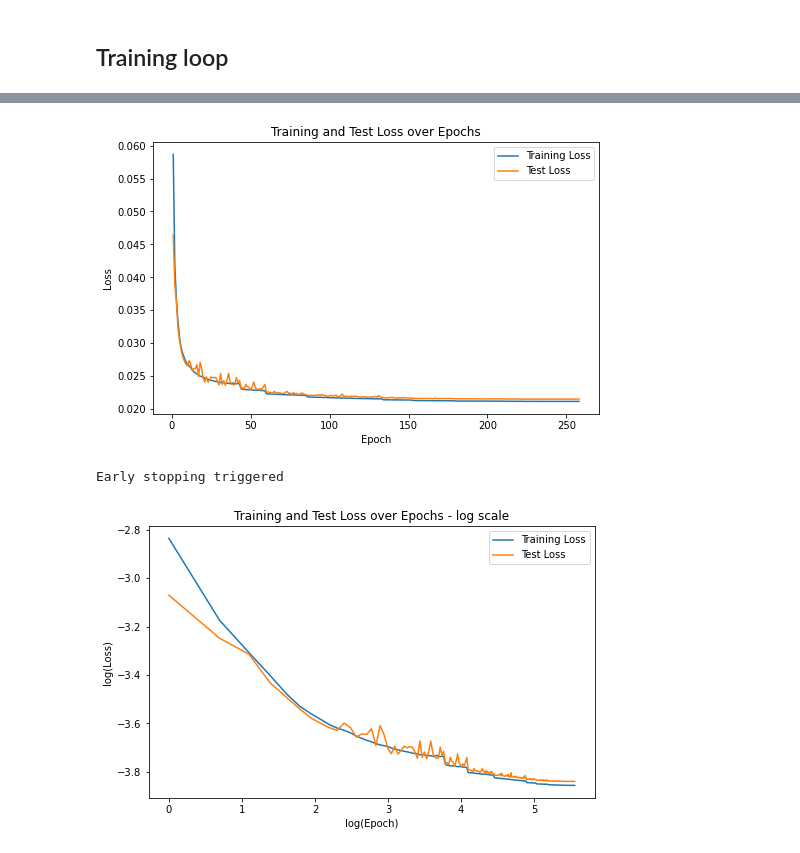
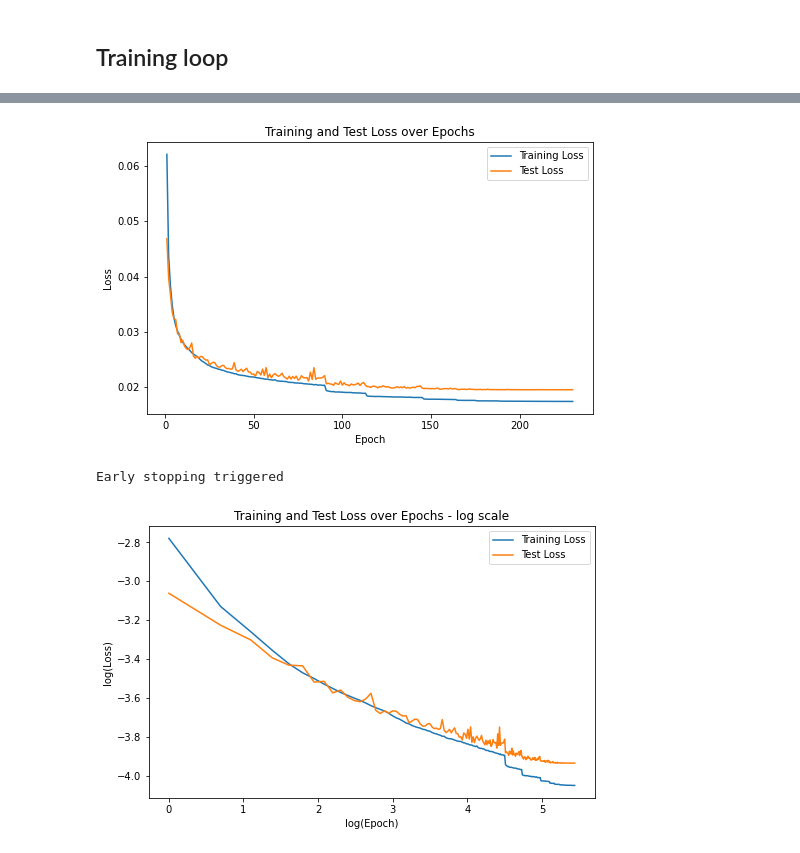
Before and after one commit to freddiefreeloader1/Imitation-Learning-for-Driving-Control, a Jupyter notebook: traning_model.ipynb, the cells around one changed output, grey strips where cells are left out. Cells and saved outputs as stored; diff of their text form; code cells hidden in the pictures.

```diff
--- a/traning_model.ipynb
+++ b/traning_model.ipynb
@@ -76,11 +76,11 @@ class TrajectoryDataset(Dataset):
                 'std': (self.state_std.tolist(), self.action_std.tolist())
             }
 
-            with open('./Model/scaling_params_noisy_43.json', 'w') as f:
+            with open('./Model/scaling_params_noisy_44.json', 'w') as f:
                 json.dump(scaling_params, f)
 
 
-            with open('/home/la-user/ros2_ws/src/racecar_nn_controller/racecar_nn_controller/models/scaling_params_noisy_43.json', 'w') as f:
+            with open('/home/la-user/ros2_ws/src/racecar_nn_controller/racecar_nn_controller/models/scaling_params_noisy_44.json', 'w') as f:
                 json.dump(scaling_params, f)
 
 
@@ -102,7 +102,7 @@ class TrajectoryDataset(Dataset):
         actions = normalized_actions * self.action_std + self.action_mean
         return states, actions
 # %%
-data = pd.read_feather('Obtained Model Data/noisy_trajectories_Kdd05_mean_traj.feather')
+data = pd.read_feather('Obtained Model Data/noisy_trajectories_Kdd05.feather')
 data = data.applymap(lambda x: x.tolist() if isinstance(x, np.ndarray) else x)
 data = data.to_dict()
 
@@ -194,7 +194,7 @@ for epoch in range(num_epochs):
             outputs = model(batch_x)
             loss = criterion(outputs, batch_y)
 
-            total_loss = loss + reg_loss + l1_regularizer(model, lambda_l1=1e-4)
+            total_loss = loss + reg_loss + l1_regularizer(model, lambda_l1=1e-8)
 
             total_loss.backward()
             optimizer.step()
@@ -232,8 +232,8 @@ for epoch in range(num_epochs):
         best_test_loss = avg_test_loss
         patience_counter = 0
         # Save the model with the best test loss
-        torch.save(model.state_dict(), './Model/model_noisy_43_64.pth')
-        torch.save(model.state_dict(), '/home/la-user/ros2_ws/src/racecar_nn_controller/racecar_nn_controller/models/model_noisy_43_64.pth')
+        torch.save(model.state_dict(), './Model/model_noisy_44_64.pth')
+        torch.save(model.state_dict(), '/home/la-user/ros2_ws/src/racecar_nn_controller/racecar_nn_controller/models/model_noisy_44_64.pth')
     else:
         patience_counter += 1
 
@@ -259,4 +259,4 @@ Test Loss: 0.02152
-[figure, old version]
+[figure, new version]
 Early stopping triggered
 # %%
 plt.close("all")
@@ -270,4 +270,4 @@ plt.legend()
 plt.show()
 plt.pause(0.001)
 # %% [output]
-[figure, old version]
+[figure, new version]
```
Also changed, not shown: parts of 1 cell of this notebook, 13 other files.
